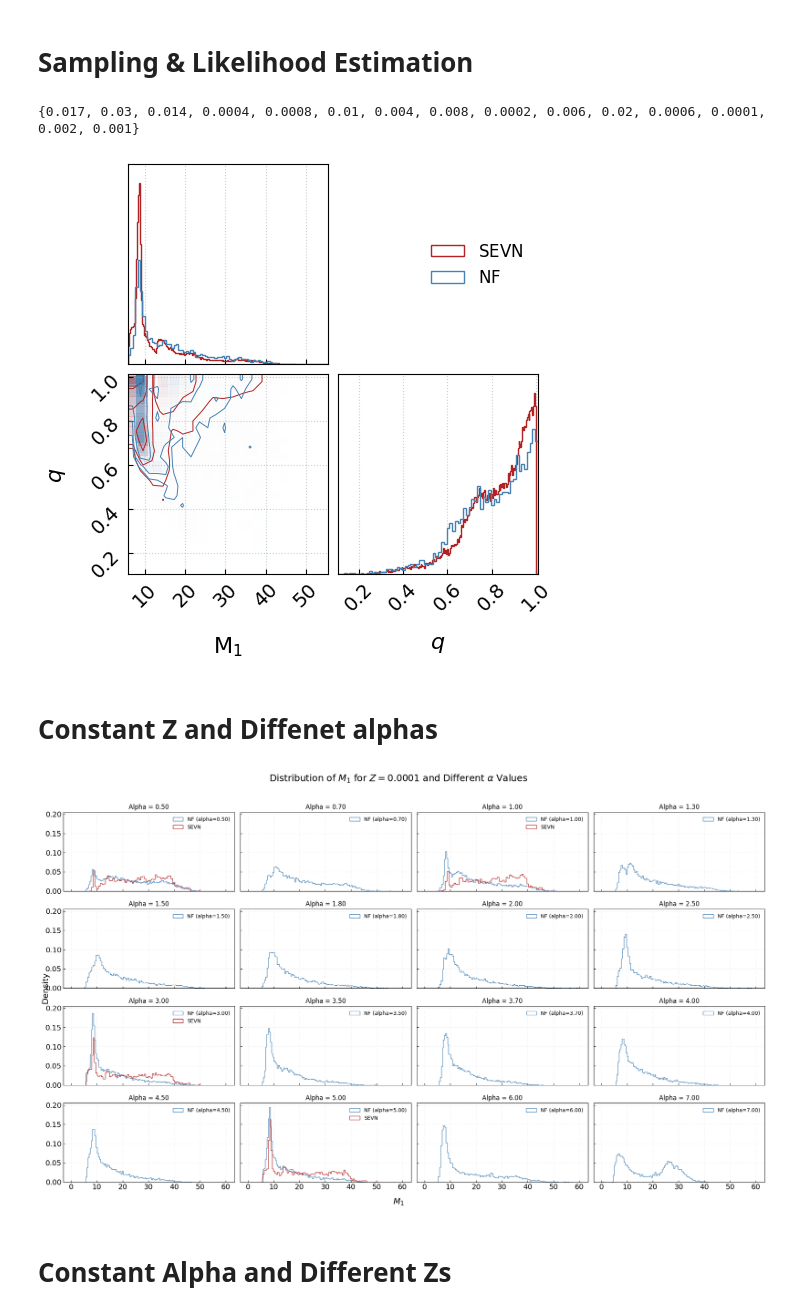
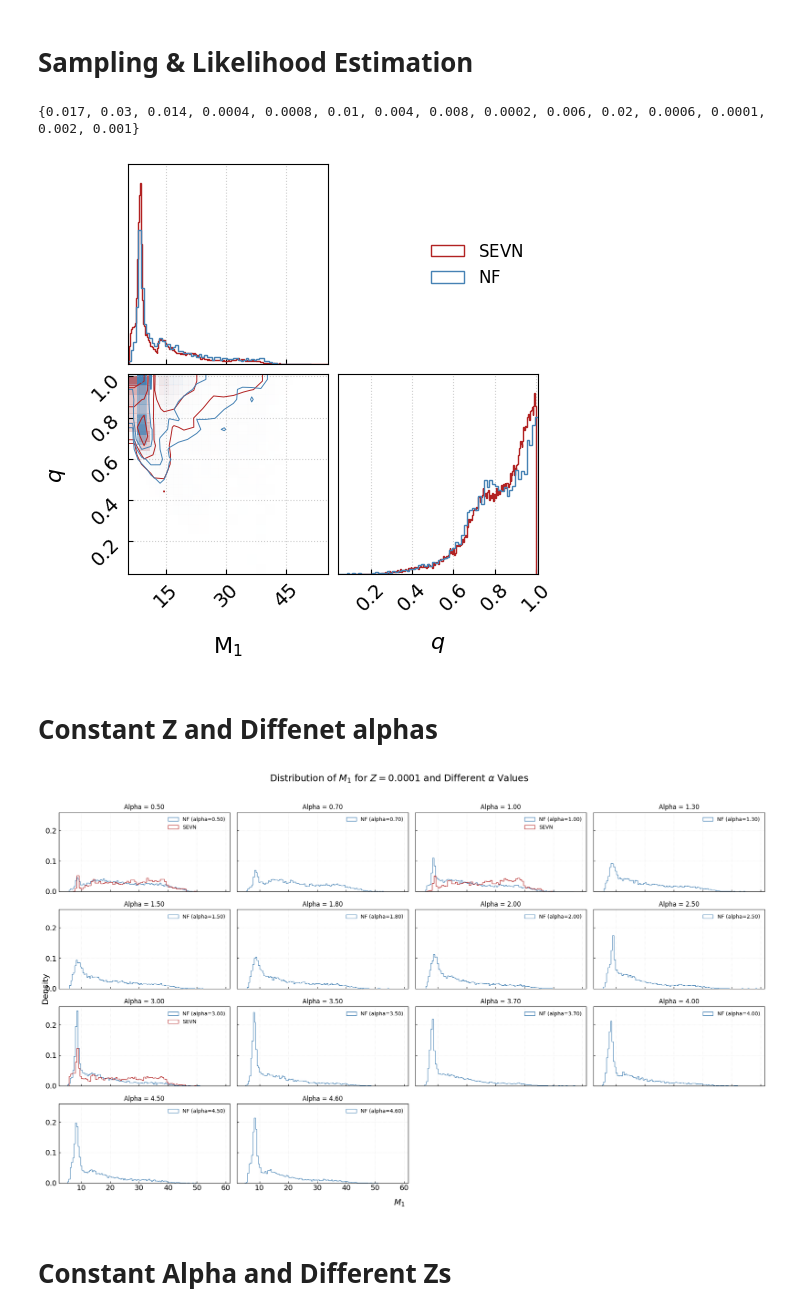
Before and after one commit to AidinMomtaz/Black-Holes-Population-Studies, a Jupyter notebook: notebooks/sampling.ipynb, the cells around one changed output. Drawn from its saved outputs; the diff is of its cells as text; code cells hidden in the pictures.

```diff
--- a/notebooks/sampling.ipynb
+++ b/notebooks/sampling.ipynb
@@ -32,7 +32,7 @@ from figaro.transform import transform_from_probit, transform_to_probit
 aa = 3.
 zz = 1e-4
 
-df_NF = sample_run(r"D:\Black-Holes-Population-Studies\tuning\test\blocks_20_hidden_128_A_relu_N_1500.json", hyperparams = [zz, aa], n_samples = 5000)
+df_NF = sample_run(r"D:\Black-Holes-Population-Studies\tuning\test\blocks_20_hidden_128_A_relu_N_2600.json", hyperparams = [zz, aa], n_samples = 5000)
 f_name='BHBHm.pq'
 df=pd.read_parquet(r"D:\Black-Holes-Population-Studies\notebooks\BHBHm.pq")
 #df=pd.read_parquet(r"D:\Black-Holes-Population-Studies\notebooks\mock_data.pq")
@@ -57,7 +57,7 @@ fig.savefig('M1_q_300.pdf', bbox_inches='tight')
 plt.show()
 # %% [output]
 {0.017, 0.03, 0.014, 0.0004, 0.0008, 0.01, 0.004, 0.008, 0.0002, 0.006, 0.02, 0.0006, 0.0001, 0.002, 0.001}
-[figure, old version]
+[figure, new version]
 # %% [markdown]
 # Constant Z and Diffenet alphas
 # %%
@@ -66,7 +66,7 @@ import numpy as np
 import matplotlib.pyplot as plt
 
 # Define the range of alphas
-alphas = [0.5, 0.7, 1., 1.3, 1.5, 1.8, 2., 2.5, 3., 3.5, 3.7, 4., 4.5, 5., 6., 7.]
+alphas = [0.5, 0.7, 1., 1.3, 1.5, 1.8, 2., 2.5, 3., 3.5, 3.7, 4., 4.5, 4.6]
 alphas_SEVN = [0.5, 1., 3., 5.]
 
 # Determine the grid size for subplots
@@ -81,7 +81,7 @@ Z = 0.0001
 # Loop over each alpha
 for i, alpha in enumerate(alphas):
 
-    df_NF = sample_run(r"D:\Black-Holes-Population-Studies\tuning\test\blocks_20_hidden_128_A_relu_N_1500.json",
+    df_NF = sample_run(r"D:\Black-Holes-Population-Studies\tuning\test\blocks_20_hidden_128_A_relu_N_2600.json",
                        hyperparams=[Z, alpha], n_samples=10000)
     samples_nf = np.array(df_NF[['Mass_0', 'q']])
     samples_nf = samples_nf[np.isfinite(samples_nf[:, 0])]
@@ -95,34 +95,34 @@ for i, alpha in enumerate(alphas):
 
     # If alpha matches one of the values in alphas_SEVN, add the SEVN distribution for the same alpha
     if alpha in alphas_SEVN:
 
 
         # Filter the samples for the current alpha and z=0.0001
         samples_sevn_alpha_restricted = samples_sevn_alpha_Z[(samples_sevn_alpha_Z[:, 2] == Z) & (samples_sevn_alpha_Z[:, 3] == alpha)]
 
         mass_sevn = samples_sevn_alpha_restricted[:,0]  # Extract `Mass_0` values for this alpha
         ax.hist(mass_sevn, bins=int(np.sqrt(len(mass_sevn))), density=True, histtype='step', color='firebrick', label='SEVN')
 
     # Add labels, title, and legend to each subplot
     ax.set_title(f'Alpha = {alpha:.2f}', fontsize=12)
     ax.legend(fontsize=10)
     ax.grid(alpha=0.3)
 
 # Adjust layout and add common labels
 fig.supxlabel('$M_1$', fontsize=16)
 fig.supylabel('Density', fontsize=16)
 fig.suptitle('Distribution of $M_1$ for $Z=0.0001$ and Different $\\alpha$ Values', fontsize=18)
 plt.tight_layout(rect=[0, 0, 1, 0.96])  # Adjust layout to fit the title
 
 
 for j in range(len(alphas), len(axes)):
     fig.delaxes(axes[j])
 
 # Save the figure
 plt.savefig('mass_0_distribution_subplots_filtered_sevn.pdf', bbox_inches='tight')
 plt.show()
 # %% [output]
-[figure, old version]
+[figure, new version]
 # %% [markdown]
 # Constant Alpha and Different Zs
 # %%
```
Also changed, not shown: parts of 3 cells of this notebook, 12 other files.
